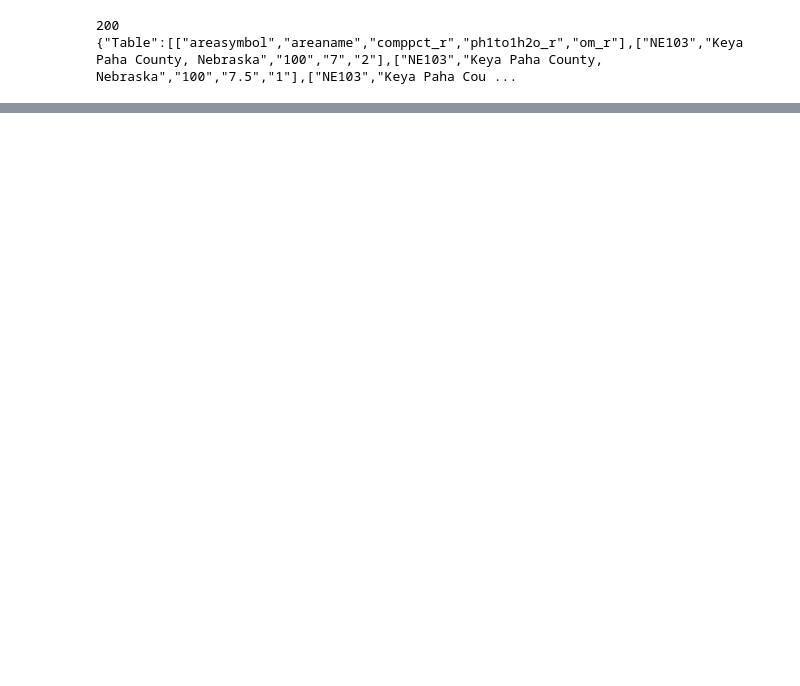
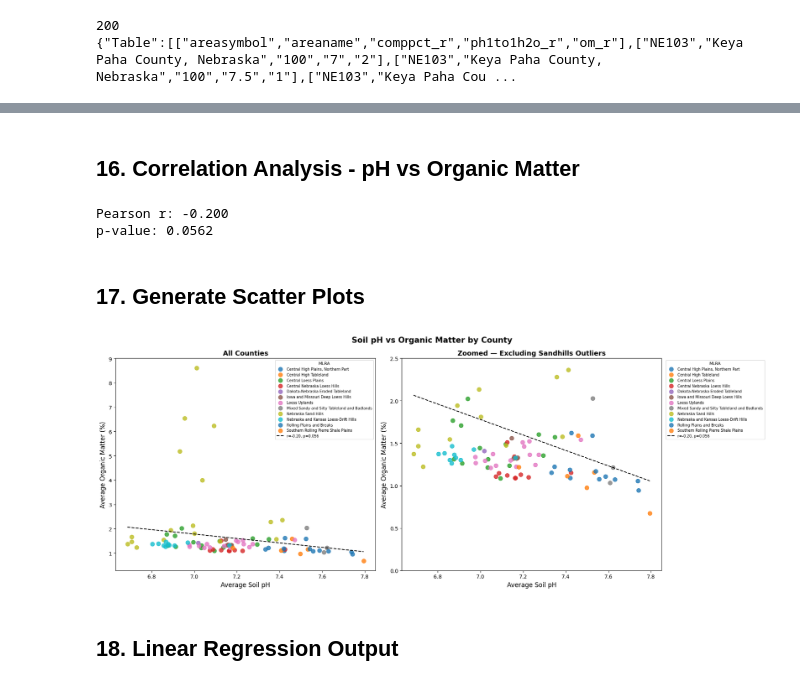
Before and after one commit to kpkrumm/nebraska-soil-analysis, a Jupyter notebook: nebraska-soil-analysis.ipynb, the cells around one changed output, grey strips where cells are left out. Cells and saved outputs as stored; diff of their text form; code cells hidden in the pictures; blank space fills up the shorter version.

```diff
--- a/nebraska-soil-analysis.ipynb
+++ b/nebraska-soil-analysis.ipynb
@@ -618,0 +453,66 @@ plt.show()
+# %% [markdown]
+## 16. Correlation Analysis - pH vs Organic Matter
+# %%
+from scipy import stats
+
+# Pearson correlation between pH and organic matter
+r, p_value = stats.pearsonr(
+    dominant_mlra['avg_ph'].dropna(),
+    dominant_mlra['avg_om'].dropna()
+)
+
+print(f"Pearson r: {r:.3f}")
+print(f"p-value: {p_value:.4f}")
+# %% [output]
+Pearson r: -0.200
+p-value: 0.0562
+# %% [markdown]
+## 17. Generate Scatter Plots
+# %%
+from scipy import stats
+import numpy as np
+
+fig, (ax1, ax2) = plt.subplots(1, 2, figsize=(18, 7))
+
+# Full plot
+for mlra_name, group in dominant_mlra.groupby('MLRA_NAME'):
+    ax1.scatter(group['avg_ph'], group['avg_om'], label=mlra_name, s=60, alpha=0.8)
+
+ax1.set_xlabel('Average Soil pH', fontsize=12)
+ax1.set_ylabel('Average Organic Matter (%)', fontsize=12)
+ax1.set_title('All Counties', fontsize=13, fontweight='bold')
+ax1.legend(fontsize=7, loc='upper right', title='MLRA', title_fontsize=8)
+
+# Zoomed plot
+for mlra_name, group in dominant_mlra.groupby('MLRA_NAME'):
+    ax2.scatter(group['avg_ph'], group['avg_om'], label=mlra_name, s=60, alpha=0.8)
+
+ax2.set_xlabel('Average Soil pH', fontsize=12)
+ax2.set_ylabel('Average Organic Matter (%)', fontsize=12)
+ax2.set_title('Zoomed — Excluding Sandhills Outliers', fontsize=13, fontweight='bold')
+ax2.set_ylim(0, 2.5)
+ax2.legend(fontsize=7, loc='upper left', bbox_to_anchor=(1.01, 1), title='MLRA', title_fontsize=8, frameon=True)
+
+fig.suptitle('Soil pH vs Organic Matter by County', fontsize=15, fontweight='bold')
+
+# Calculate regression line
+slope, intercept, r, p, se = stats.linregress(dominant_mlra['avg_ph'], dominant_mlra['avg_om'])
+
+# Add regression line to both plots
+clean = dominant_mlra[['avg_ph', 'avg_om']].dropna()
+slope, intercept, r, p, se = stats.linregress(clean['avg_ph'], clean['avg_om'])
+x_line = np.linspace(clean['avg_ph'].min(), clean['avg_ph'].max(), 100)
+y_line = slope * x_line + intercept
+
+ax1.plot(x_line, y_line, color='black', linewidth=1.5, linestyle='--', label=f'r={r:.2f}, p={p:.3f}')
+ax1.legend(fontsize=7, loc='upper right', title='MLRA', title_fontsize=8)
+
+ax2.plot(x_line, y_line, color='black', linewidth=1.5, linestyle='--', label=f'r={r:.2f}, p={p:.3f}')
+ax2.legend(fontsize=7, loc='upper left', bbox_to_anchor=(1.01, 1), title='MLRA', title_fontsize=8, frameon=True)
+plt.tight_layout()
+plt.savefig('nebraska_ph_om_scatter.png', dpi=300, bbox_inches='tight')
+plt.show()
+# %% [output]
+[figure, added]
+# %% [markdown]
+## 18. Linear Regression Output
```
Also changed, not shown: parts of 56 cells of this notebook, 5 other files.
